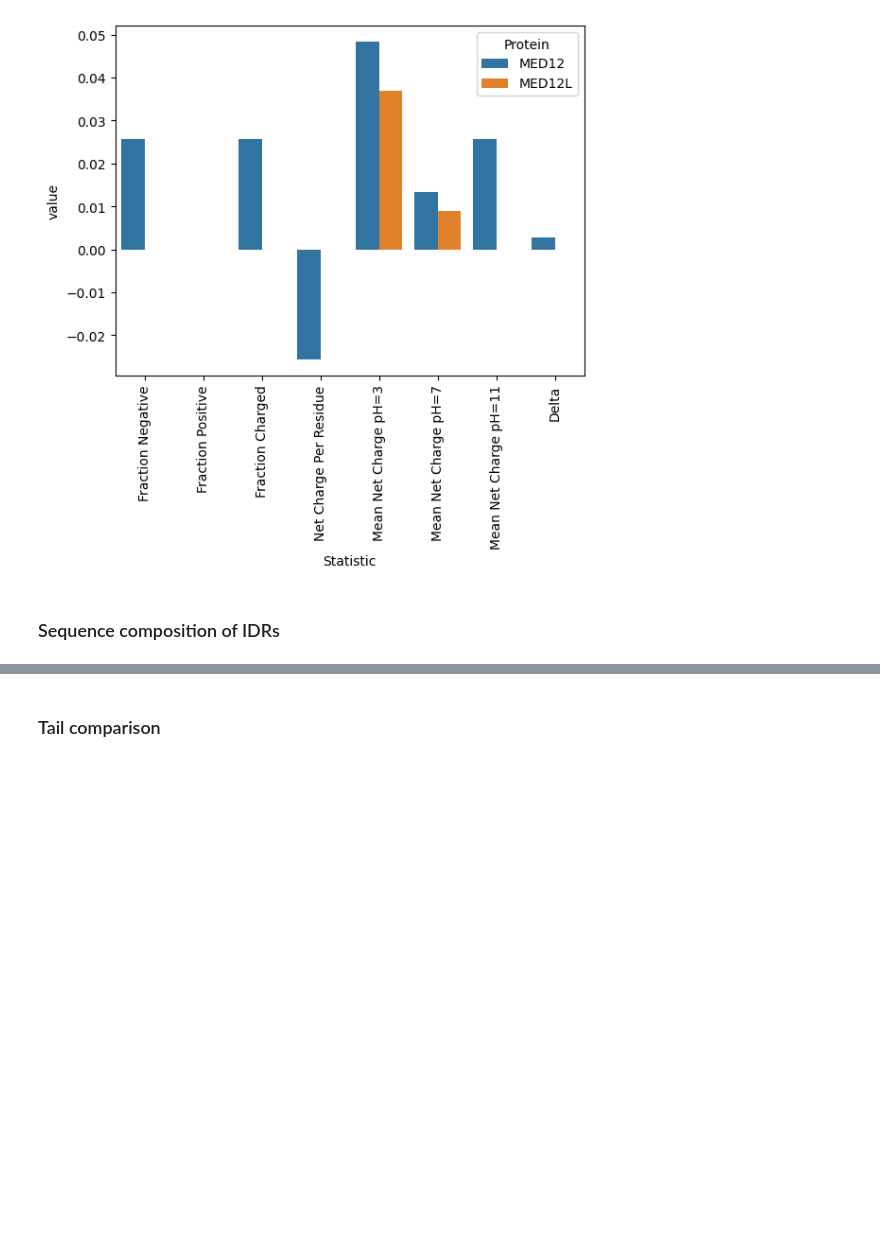
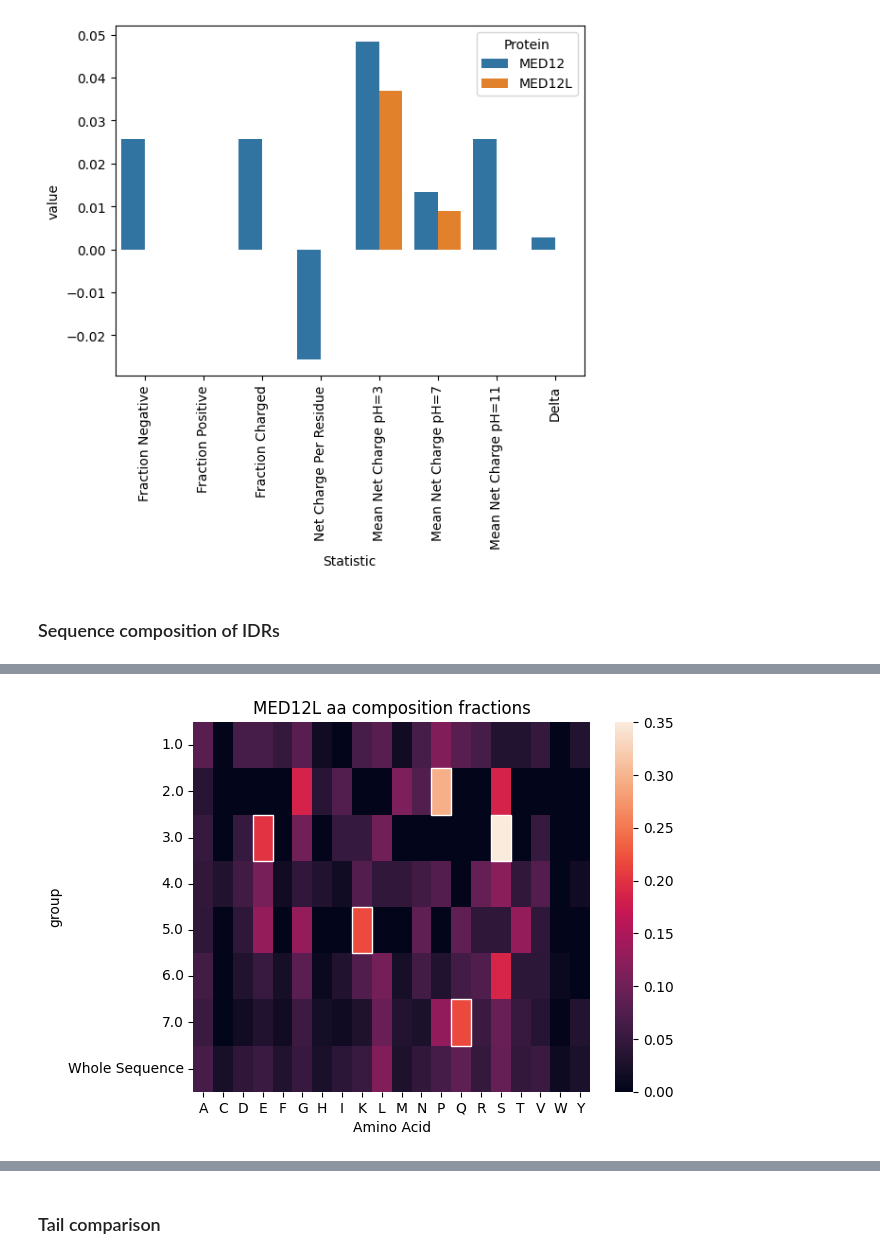
Before and after one commit to kinseylong/StallerRotation, a Jupyter notebook: mediator/MED12_12L_structure.ipynb, the cells around one changed output, grey strips where cells are left out. Cells and saved outputs as stored; diff of their text form; code cells hidden in the pictures; blank space fills up the shorter version.

```diff
--- a/mediator/MED12_12L_structure.ipynb
+++ b/mediator/MED12_12L_structure.ipynb
@@ -438,0 +455,16 @@ aa_fracs_combined = pd.concat([MED12_IDR_aa_fracs, MED12L_IDR_aa_fracs])
+# %%
+MED12L_aaheatmapdf = MED12L_IDR_aa_fracs.dropna().set_index("group").drop(["Protein","start", "end", "Sequence", "Sequence Object"], axis=1)
+
+ax = sns.heatmap(MED12L_aaheatmapdf)
+
+for y in range(MED12L_aaheatmapdf.shape[0]):
+    for x in range(MED12L_aaheatmapdf.shape[1]):
+        if MED12L_aaheatmapdf.iloc[y, x] >= 0.2:
+            # Draw a rectangle (box) on top of the heatmap
+            ax.add_patch(plt.Rectangle((x, y), 1, 1, fill=False, edgecolor='white', lw=1))
+
+plt.title("MED12L aa composition fractions")
+plt.xlabel("Amino Acid")
+plt.savefig("figures/MED12Laacomposition.png")
+# %% [output]
+[figure, added]
```
Also changed, not shown: parts of 13 cells of this notebook, 4 other files.
